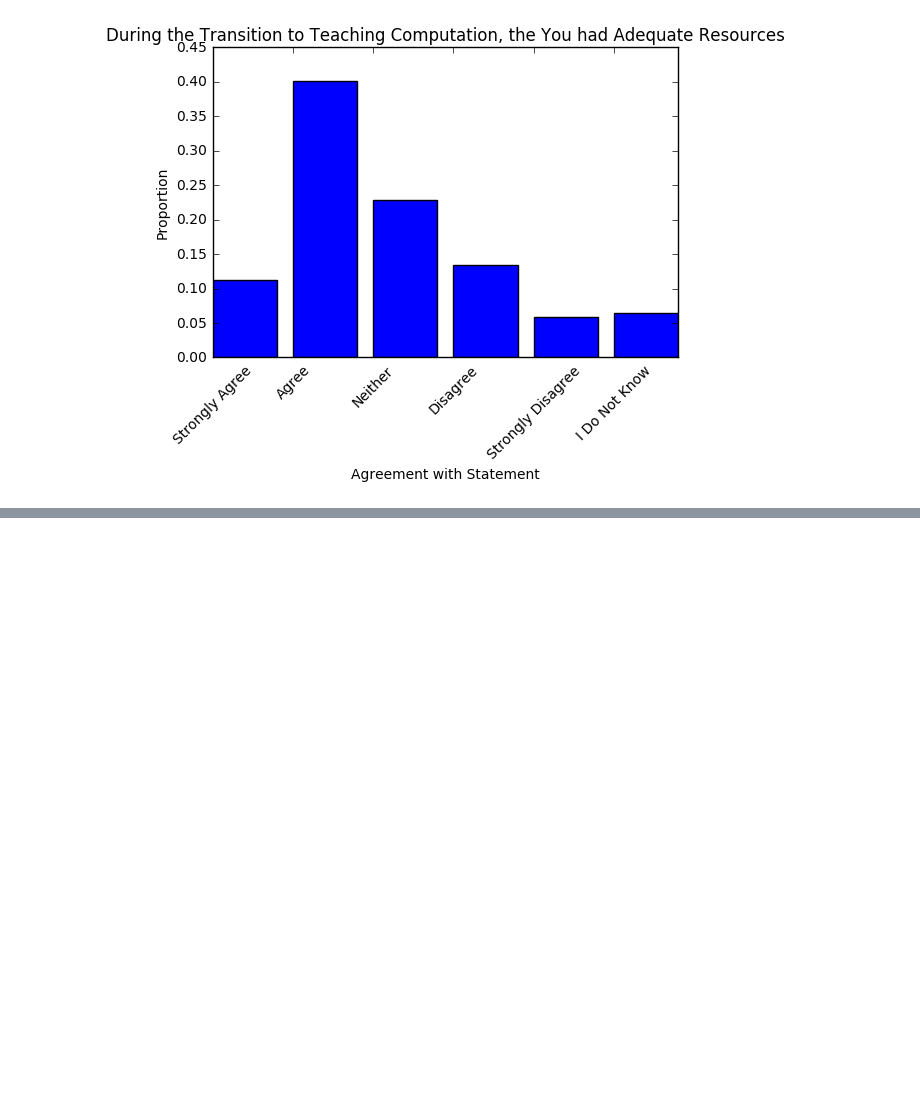
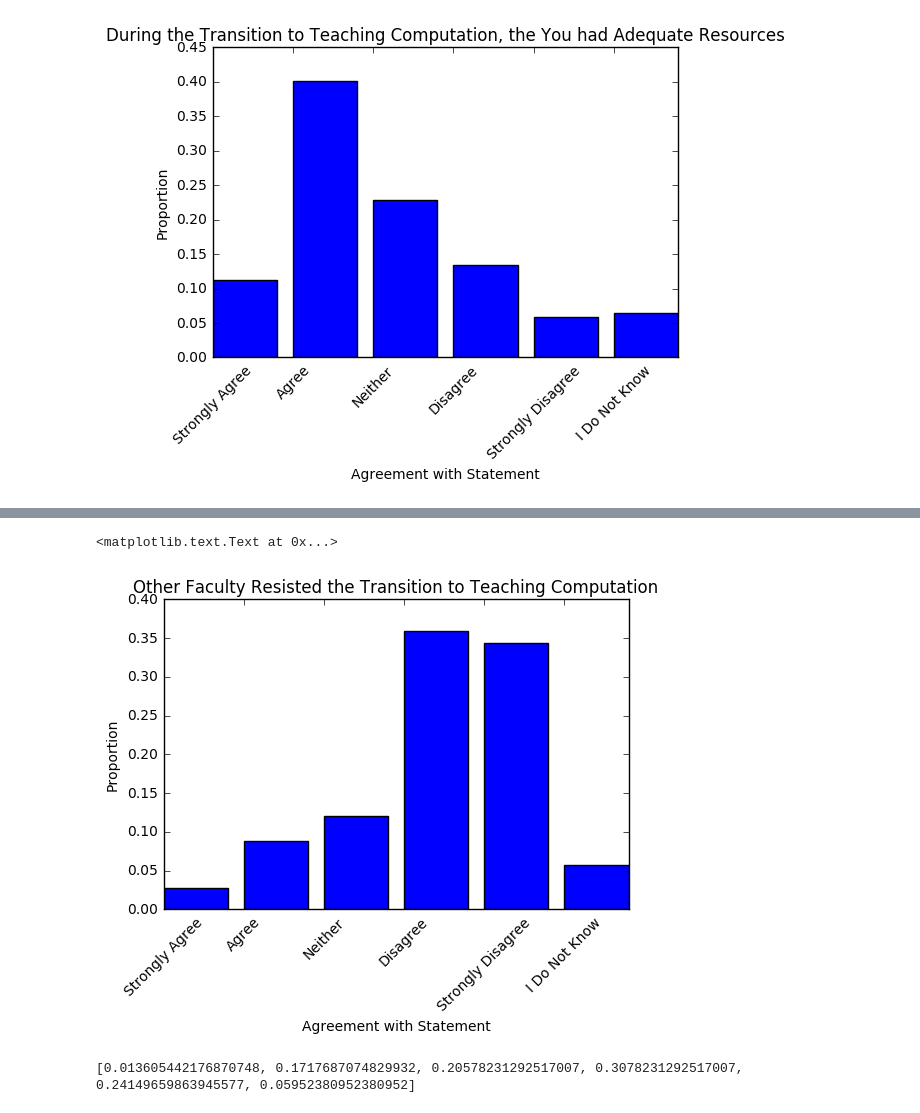
Before and after one commit to PERLMSU/Computational-Education-Data, a Jupyter notebook: Computation data.ipynb, the cells around one changed output, grey strips where cells are left out. Cells and saved outputs as stored; diff of their text form; code cells hidden in the pictures; blank space fills up the shorter version.

```diff
--- a/Computation data.ipynb
+++ b/Computation data.ipynb
@@ -1273,0 +1304,42 @@ plt.xlabel('Agreement with Statement')
+# %%
+Ans18d = ['Strongly Agree', 'Agree', 'Neither', 'Disagree', 'Strongly Disagree', 'I Do Not Know']
+Tick18d = [1,2,3,4,5,6]
+Ans18d_dist = Dept_Trans_Fac_Res_Dist
+plt.xticks(Tick18d, Ans18d, rotation=45)
+plt.bar(Tick18d, Ans18d_dist)
+plt.title('Other Faculty Resisted the Transition to Teaching Computation')
+plt.ylabel('Proportion')
+plt.xlabel('Agreement with Statement')
+# %% [output]
+<matplotlib.text.Text at 0x...>
+[figure, added]
+# %%
+Dept_Trans_Stu_Res_AGDS = []
+#Collumn DA
+for row in data.values[:,104]:
+    Dept_Trans_Stu_Res_AGDS.append(row)
+#Agreement with the statement There was resistence from students
+Ans18e_Tot = Dept_Trans_Stu_Res_AGDS.count("Strongly agree")+Dept_Trans_Stu_Res_AGDS.count("Agree")+Dept_Trans_Stu_Res_AGDS.count("Neither agree nor disagree")+Dept_Trans_Stu_Res_AGDS.count("Disagree")+Dept_Trans_Stu_Res_AGDS.count("Strongly disgaree")+Dept_Trans_Stu_Res_AGDS.count("I Don't Know")
+Dept_Trans_Stu_Res_Dist = []
+Dept_Trans_Stu_Res_Str_Ag = Dept_Trans_Stu_Res_AGDS.count("Strongly agree")
+Prop_Dept_Trans_Stu_Res_Str_Ag = Dept_Trans_Stu_Res_Str_Ag/(Ans18e_Tot)
+Dept_Trans_Stu_Res_Dist.append(Prop_Dept_Trans_Stu_Res_Str_Ag)
+Dept_Trans_Stu_Res_Ag = Dept_Trans_Stu_Res_AGDS.count("Agree")
+Prop_Dept_Trans_Stu_Res_Ag = Dept_Trans_Stu_Res_Ag/(Ans18e_Tot)
+Dept_Trans_Stu_Res_Dist.append(Prop_Dept_Trans_Stu_Res_Ag)
+Dept_Trans_Stu_Res_Neither = Dept_Trans_Stu_Res_AGDS.count("Neither agree nor disagree")
+Prop_Dept_Trans_Stu_Res_Neither = Dept_Trans_Stu_Res_Neither/(Ans18e_Tot)
+Dept_Trans_Stu_Res_Dist.append(Prop_Dept_Trans_Stu_Res_Neither)
+Dept_Trans_Stu_Res_Ds = Dept_Trans_Stu_Res_AGDS.count("Disagree")
+Prop_Dept_Trans_Stu_Res_Ds = Dept_Trans_Stu_Res_Ds/(Ans18e_Tot)
+Dept_Trans_Stu_Res_Dist.append(Prop_Dept_Trans_Stu_Res_Ds)
+#disgaree is a typo in the results
+Dept_Trans_Stu_Res_Str_Ds = Dept_Trans_Stu_Res_AGDS.count("Strongly disgaree")
+Prop_Dept_Trans_Stu_Res_Str_Ds = Dept_Trans_Stu_Res_Str_Ds/(Ans18e_Tot)
+Dept_Trans_Stu_Res_Dist.append(Prop_Dept_Trans_Stu_Res_Str_Ds)
+Dept_Trans_Stu_Res_DK = Dept_Trans_Stu_Res_AGDS.count("I Don't Know")
+Prop_Dept_Trans_Stu_Res_DK = Dept_Trans_Stu_Res_DK/(Ans18e_Tot)
+Dept_Trans_Stu_Res_Dist.append(Prop_Dept_Trans_Stu_Res_DK)
+print(Dept_Trans_Stu_Res_Dist)
+# %% [output]
+[0.013605442176870748, 0.1717687074829932, 0.20578231292517007, 0.3078231292517007, 0.24149659863945577, 0.05952380952380952]
```
Also changed, not shown: parts of 32 cells of this notebook.
